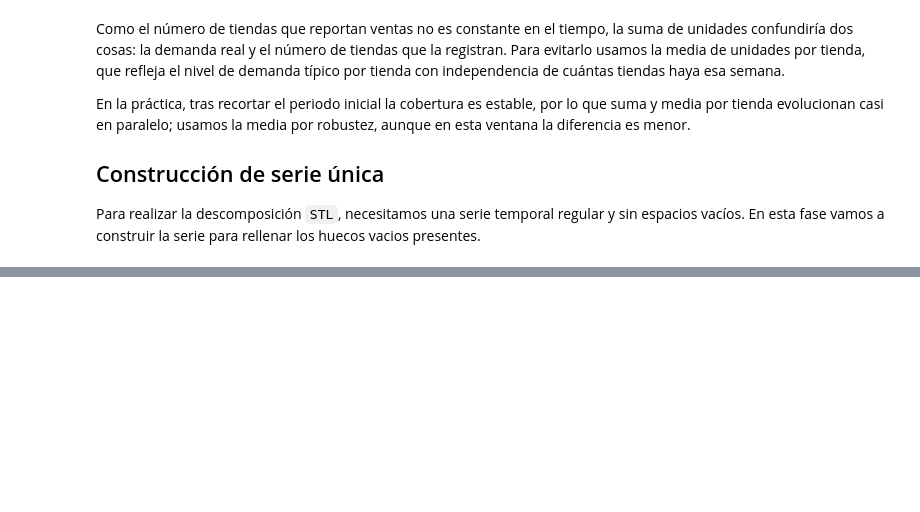
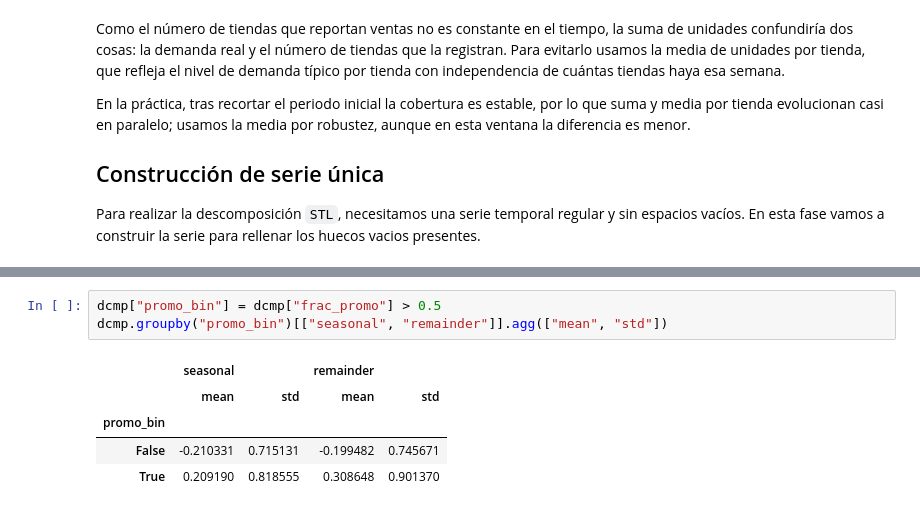
Before and after one commit to ivanfondo/Portafolio-Data-Science-Python, a Jupyter notebook: Pricing-Dominicks/notebooks/02_grupo_reducido_stl.ipynb, the cells around one changed output, grey strips where cells are left out. Drawn from its saved outputs; the diff is of its cells as text; blank space fills up the shorter version.

```diff
--- a/Pricing-Dominicks/notebooks/02_grupo_reducido_stl.ipynb
+++ b/Pricing-Dominicks/notebooks/02_grupo_reducido_stl.ipynb
@@ -85,0 +234,9 @@ Para realizar la descomposición `STL`, necesitamos una serie temporal regular y
+# %%
+dcmp["promo_bin"] = dcmp["frac_promo"] > 0.5
+dcmp.groupby("promo_bin")[["seasonal", "remainder"]].agg(["mean", "std"])
+# %% [output]
+|  | seasonal |  | remainder |  |
+|  | mean | std | mean | std |
+| promo_bin |  |  |  |  |
+| False | -0.210331 | 0.715131 | -0.199482 | 0.745671 |
+| True | 0.209190 | 0.818555 | 0.308648 | 0.901370 |
```
Also changed, not shown: parts of 17 cells of this notebook.
